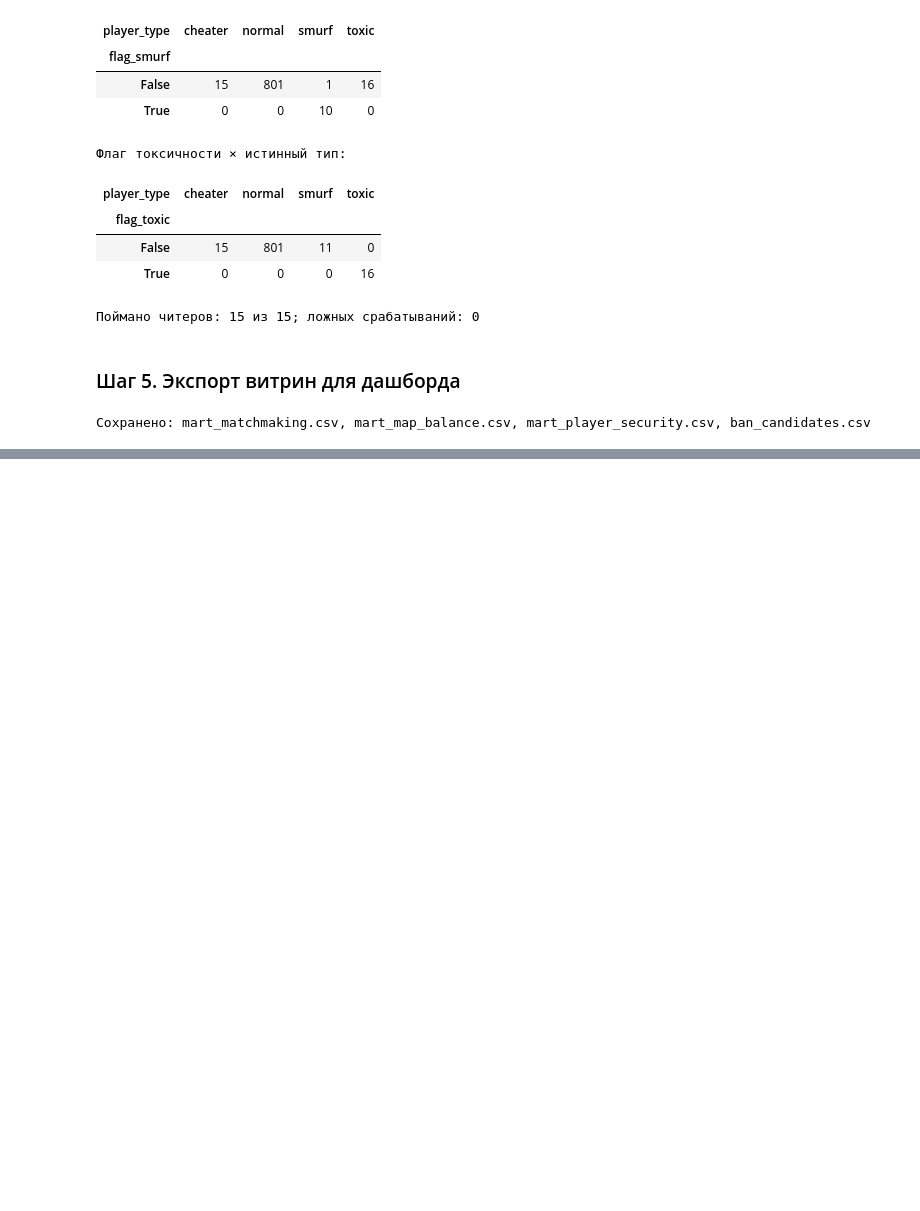
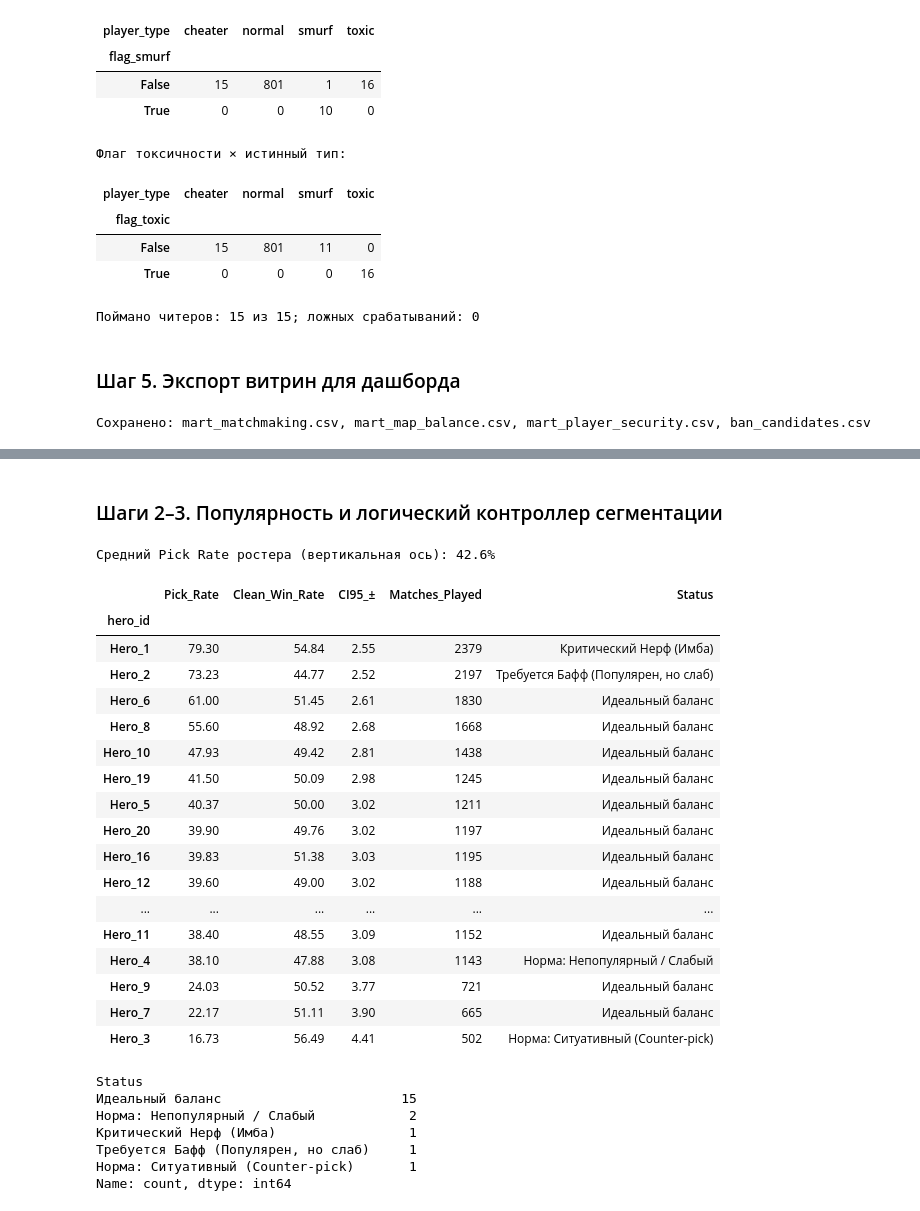
Before and after one commit to dan234tyu/game-analytics-lab4, a Jupyter notebook: notebooks/04_multiplayer_analytics.ipynb, the cells around one changed output, grey strips where cells are left out. Drawn from its saved outputs; the diff is of its cells as text; code cells hidden in the pictures; blank space fills up the shorter version.

```diff
--- a/notebooks/04_multiplayer_analytics.ipynb
+++ b/notebooks/04_multiplayer_analytics.ipynb
@@ -409,0 +442,52 @@ print("Сохранено: mart_matchmaking.csv, mart_map_balance.csv, mart_play
+# %% [markdown]
+### Шаги 2–3. Популярность и логический контроллер сегментации
+# %%
+avg_pick = heroes['Pick_Rate'].mean()
+print(f"Средний Pick Rate ростера (вертикальная ось): {avg_pick:.1f}%")
+
+def assign_balance_status(row):
+    if row['Clean_Win_Rate'] > 52 and row['Pick_Rate'] > avg_pick:
+        return 'Критический Нерф (Имба)'
+    elif row['Clean_Win_Rate'] < 48 and row['Pick_Rate'] > avg_pick:
+        return 'Требуется Бафф (Популярен, но слаб)'
+    elif row['Clean_Win_Rate'] > 52 and row['Pick_Rate'] <= avg_pick:
+        return 'Норма: Ситуативный (Counter-pick)'
+    elif row['Clean_Win_Rate'] < 48 and row['Pick_Rate'] <= avg_pick:
+        return 'Норма: Непопулярный / Слабый'
+    else:
+        return 'Идеальный баланс'
+
+heroes['Status'] = heroes.apply(assign_balance_status, axis=1)
+# Статистическая надёжность: 95% ДИ Win Rate
+p = heroes['Clean_Win_Rate'] / 100
+heroes['CI95_±'] = 1.96 * np.sqrt(p * (1 - p) / heroes['clean_matches']) * 100
+display(heroes[['Pick_Rate', 'Clean_Win_Rate', 'CI95_±', 'Matches_Played', 'Status']].round(2))
+print(heroes['Status'].value_counts())
+heroes.round(3).to_csv(f'{REPORTS}/hero_balance.csv', encoding='utf-8-sig')
+# %% [output]
+Средний Pick Rate ростера (вертикальная ось): 42.6%
+|  | Pick_Rate | Clean_Win_Rate | CI95_± | Matches_Played | Status |
+| hero_id |  |  |  |  |  |
+| Hero_1 | 79.30 | 54.84 | 2.55 | 2379 | Критический Нерф (Имба) |
+| Hero_2 | 73.23 | 44.77 | 2.52 | 2197 | Требуется Бафф (Популярен, но слаб) |
+| Hero_6 | 61.00 | 51.45 | 2.61 | 1830 | Идеальный баланс |
+| Hero_8 | 55.60 | 48.92 | 2.68 | 1668 | Идеальный баланс |
+| Hero_10 | 47.93 | 49.42 | 2.81 | 1438 | Идеальный баланс |
+| Hero_19 | 41.50 | 50.09 | 2.98 | 1245 | Идеальный баланс |
+| Hero_5 | 40.37 | 50.00 | 3.02 | 1211 | Идеальный баланс |
+| Hero_20 | 39.90 | 49.76 | 3.02 | 1197 | Идеальный баланс |
+| Hero_16 | 39.83 | 51.38 | 3.03 | 1195 | Идеальный баланс |
+| Hero_12 | 39.60 | 49.00 | 3.02 | 1188 | Идеальный баланс |
+| ... | ... | ... | ... | ... | ... |
+| Hero_11 | 38.40 | 48.55 | 3.09 | 1152 | Идеальный баланс |
+| Hero_4 | 38.10 | 47.88 | 3.08 | 1143 | Норма: Непопулярный / Слабый |
+| Hero_9 | 24.03 | 50.52 | 3.77 | 721 | Идеальный баланс |
+| Hero_7 | 22.17 | 51.11 | 3.90 | 665 | Идеальный баланс |
+| Hero_3 | 16.73 | 56.49 | 4.41 | 502 | Норма: Ситуативный (Counter-pick) |
+Status
+Идеальный баланс                       15
+Норма: Непопулярный / Слабый            2
+Критический Нерф (Имба)                 1
+Требуется Бафф (Популярен, но слаб)     1
+Норма: Ситуативный (Counter-pick)       1
+Name: count, dtype: int64
```
Also changed, not shown: parts of 7 cells of this notebook, 2 other files.
